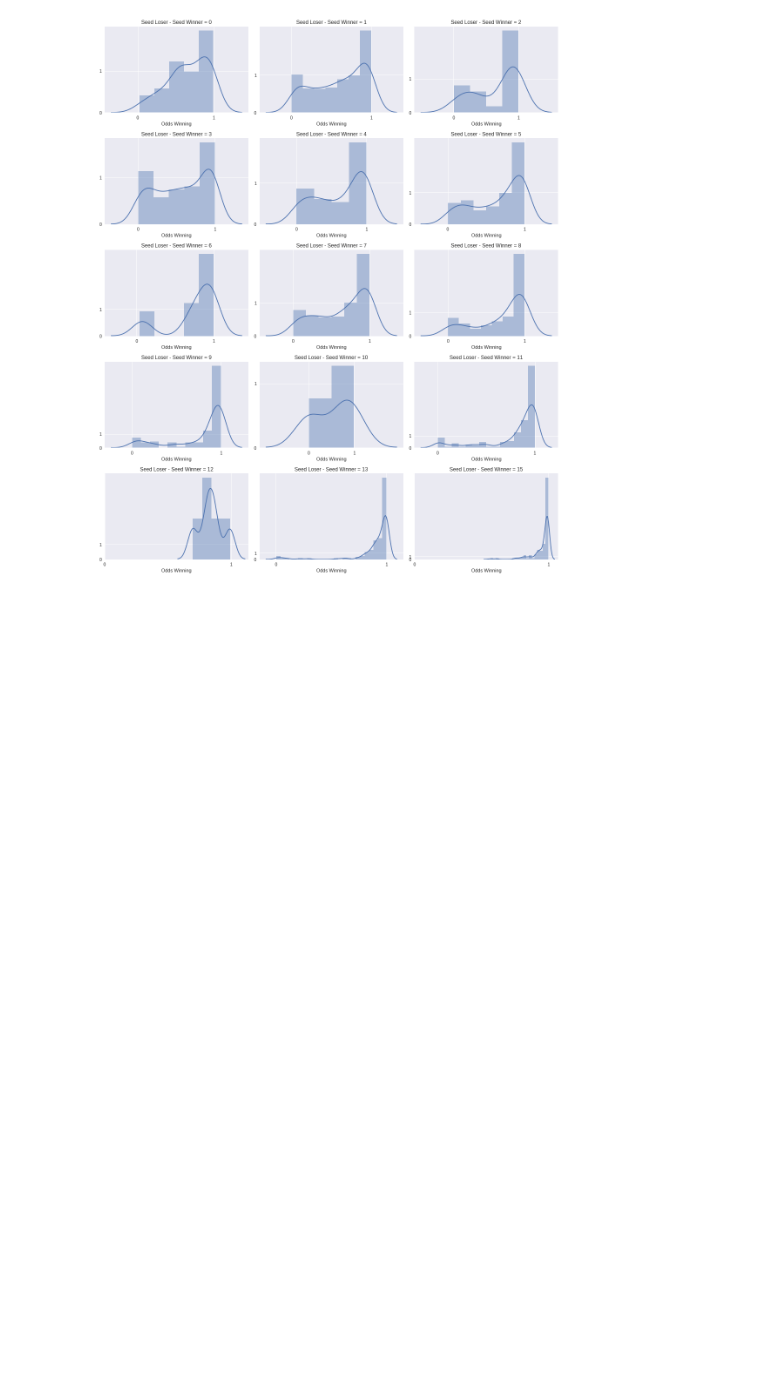
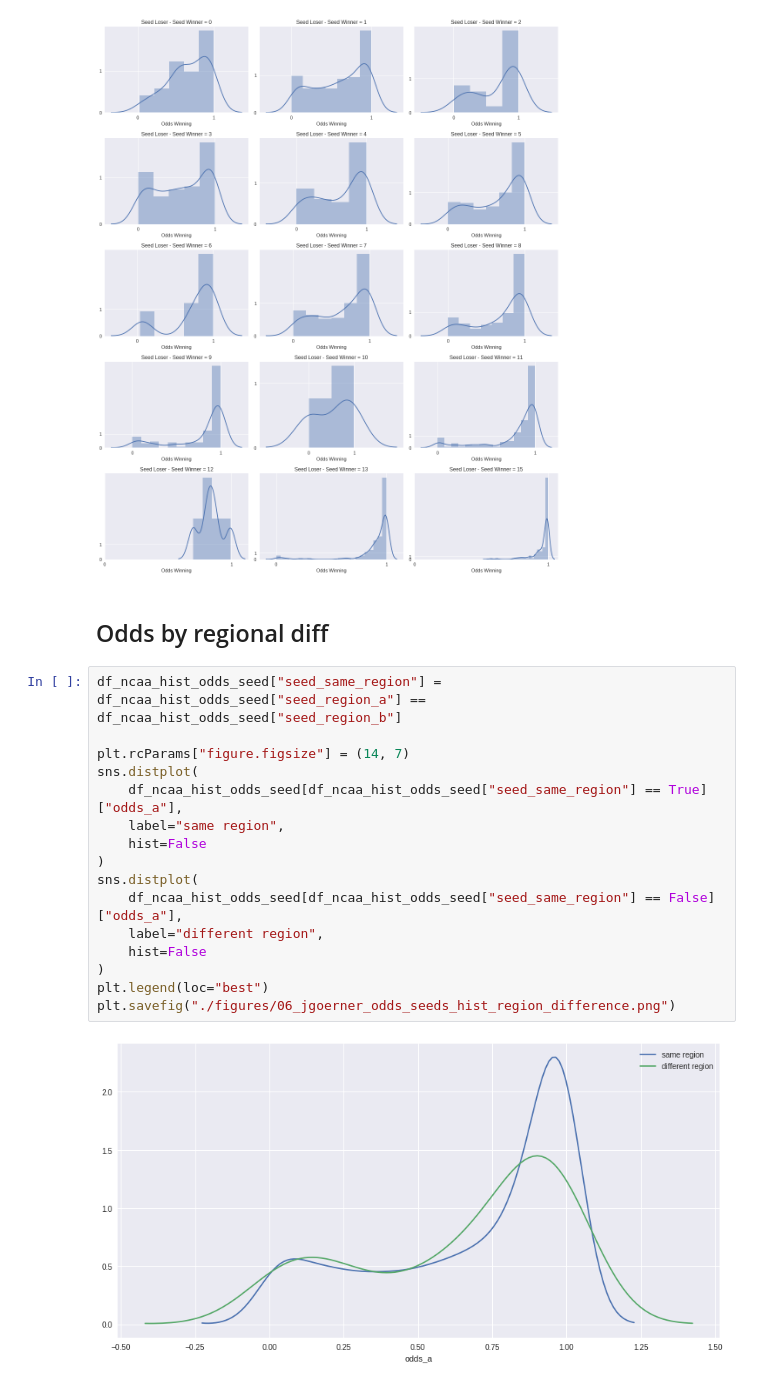
Before and after one commit to jgoerner/MarchMadness, a Jupyter notebook: MarchMadness/notebooks/0.6-jgoerner-odds-seeds.ipynb, the cells around one changed output. Cells and saved outputs as stored; diff of their text form; blank space fills up the shorter version.

```diff
--- a/MarchMadness/notebooks/0.6-jgoerner-odds-seeds.ipynb
+++ b/MarchMadness/notebooks/0.6-jgoerner-odds-seeds.ipynb
@@ -173,3 +193,23 @@ plt.tight_layout()
 plt.savefig("./figures/06_jgoerner_odds_seeds_hist_seed_diff_absolute_comparison.png")
 # %% [output]
 [figure]
+# %% [markdown]
+## Odds by regional diff
+# %%
+df_ncaa_hist_odds_seed["seed_same_region"] = df_ncaa_hist_odds_seed["seed_region_a"] == df_ncaa_hist_odds_seed["seed_region_b"]
+
+plt.rcParams["figure.figsize"] = (14, 7)
+sns.distplot(
+    df_ncaa_hist_odds_seed[df_ncaa_hist_odds_seed["seed_same_region"] == True]["odds_a"],
+    label="same region",
+    hist=False
+)
+sns.distplot(
+    df_ncaa_hist_odds_seed[df_ncaa_hist_odds_seed["seed_same_region"] == False]["odds_a"],
+    label="different region",
+    hist=False
+)
+plt.legend(loc="best")
+plt.savefig("./figures/06_jgoerner_odds_seeds_hist_region_difference.png")
+# %% [output]
+[figure, added]
```
Also changed, not shown: parts of 4 cells of this notebook, 7 other files.
